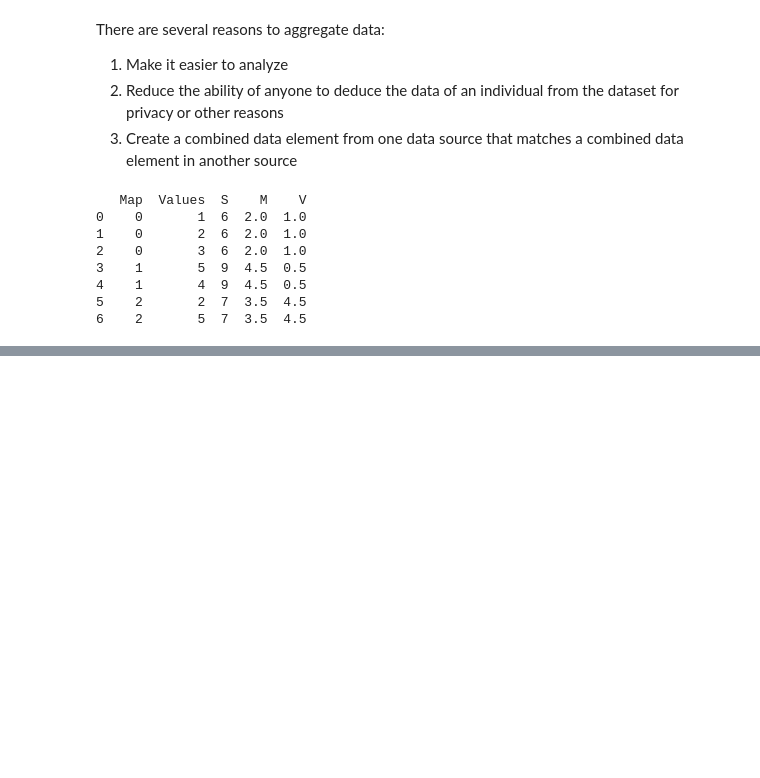
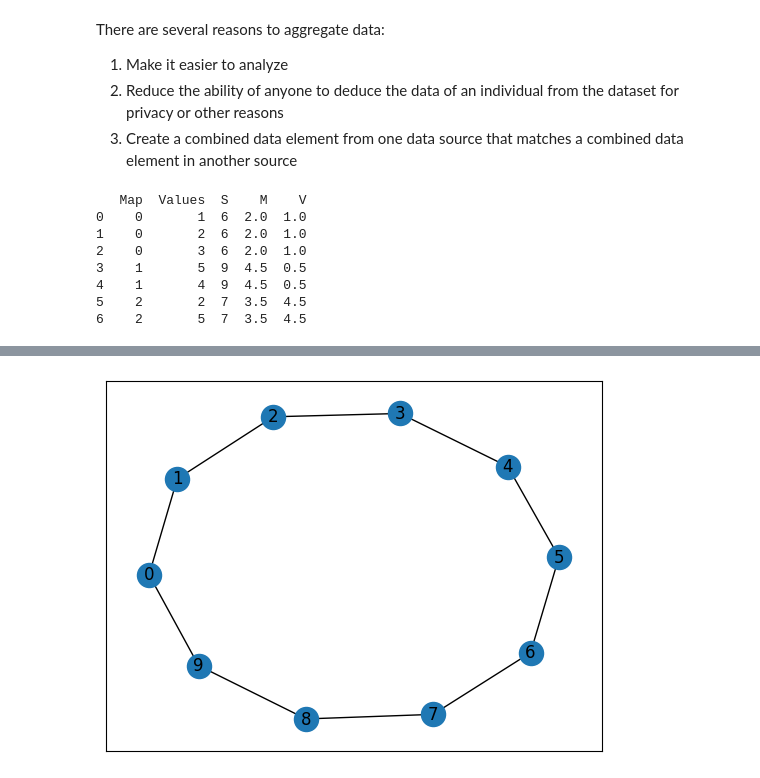
Before and after one commit to shivangpatel/gecm_pds_2022, a Jupyter notebook: Unit3.ipynb, the cells around one changed output, grey strips where cells are left out. Cells and saved outputs as stored; diff of their text form; code cells hidden in the pictures; blank space fills up the shorter version.

```diff
--- a/Unit3.ipynb
+++ b/Unit3.ipynb
@@ -1098,0 +1392,3 @@ print(df)
+# %%
+G = nx.cycle_graph(10)
+A = nx.adjacency_matrix(G)
@@ -1098,0 +1408,7 @@ print(df)
+# %%
+import matplotlib.pyplot as plt
+%matplotlib inline
+nx.draw_networkx(G)
+plt.show()
+# %% [output]
+[figure, added]
```
Also changed, not shown: parts of 61 cells of this notebook, 1 other file.
